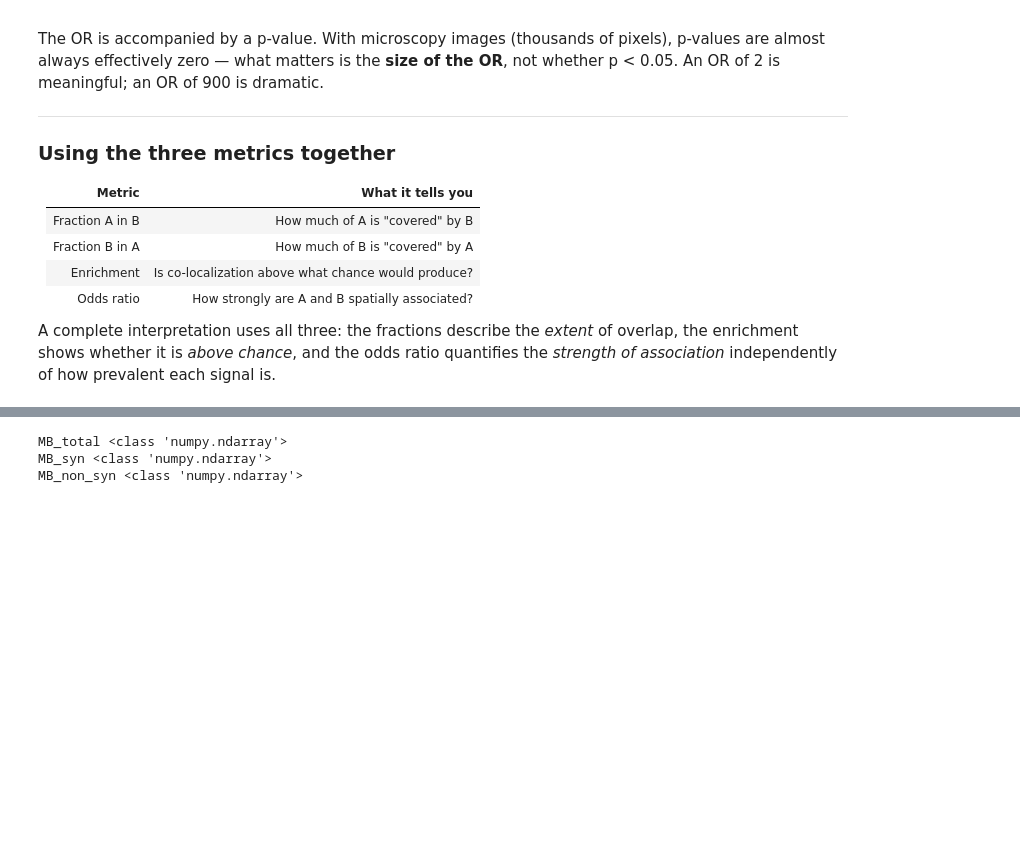
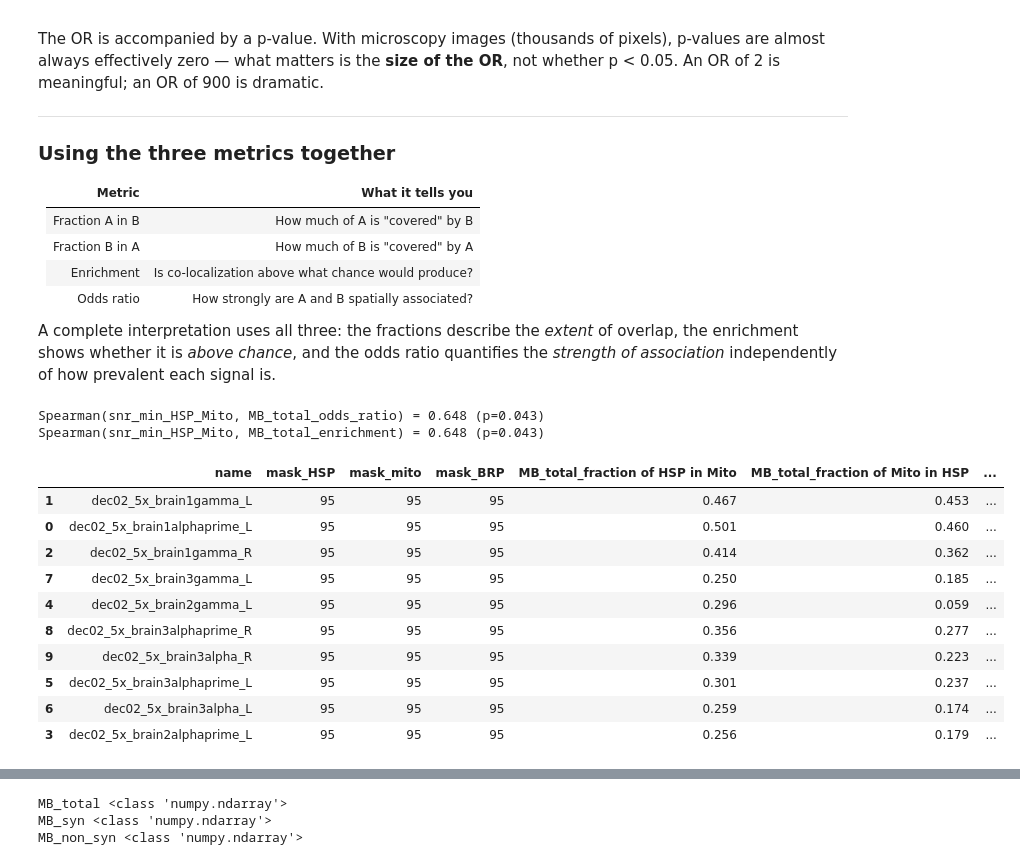
Before and after one commit to gmalagonv/confocal, a Jupyter notebook: analysis_notebooks/26_06_05_gerardo_all.ipynb, the cells around one changed output, grey strips where cells are left out. Cells and saved outputs as stored; diff of their text form; code cells hidden in the pictures; blank space fills up the shorter version.

```diff
--- a/analysis_notebooks/26_06_05_gerardo_all.ipynb
+++ b/analysis_notebooks/26_06_05_gerardo_all.ipynb
@@ -237,7 +234,7 @@ Applying pinhole factor 0.763 to PSF σ values: σ_xy 3.81 px → 2.90 px, σ_z
 series_list = list(range(len(info.keys())))
 # series_list = [9]
 # selected_series = series_list[0]
-results = thresholding(date, user, series_list, [2], channel_struct =2, do_plot = True )
+results = thresholding(date, user, series_list, [2], channel_struct =2, do_plot = False )
 # %% [output]
 [0, 1, 2, 3, 4, 5, 6, 7, 8, 9]
 /Users/gerard/data/confocal/2026_06_05_Carmina/Project.lif
@@ -327,4 +283,4 @@ with open(path_results, 'wb') as f:
 path_results = home + date + '_' + user + '/results.pkl' #'/media/data/connectome/KC/some_results/lists_results.pkl'
 #name_lists_results ='/media/data/connectome/KC/some_results/lists_results.pkl'
 with open(path_results, 'rb') as f:
-    loaded_data = pickle.load(f)
+    results = pickle.load(f)
@@ -430,9 +388,9 @@ for series in series_list:
 
     deconv_iter = 2
 
-    chA_thrsh_al = '98'# ch1,HSP
-    chB_thrsh_al = '98'# ch2,Mito
-    brp_thrsh_al = '98' # ch0,BRP
+    chA_thrsh_al = '95'# ch1,HSP
+    chB_thrsh_al = '95'# ch2,Mito
+    brp_thrsh_al = '95' # ch0,BRP
 
     table_results['name'].append(list(info.keys())[series])
     table_results['mask_HSP'].append(chA_thrsh_al)
@@ -532,6 +490,68 @@ for series in series_list:
             #print('******************************')
 
 #print(table_results.keys())
+path_csv = home + date + '_' + user + '/coloc_results.csv' #'/media/data/connectome/KC/some_results/lists_results.pkl'
+
 df = pd.DataFrame(table_results)
 #print(df.to_csv(index=False))
-df.to_csv('data_2.csv', index=False)
+df.to_csv(path_csv, index=False)
+# %%
+from scipy.stats import spearmanr
+
+def snr_proxy(stack, p95_thresh=None):
+    """(p95 - median) / std of background (voxels <= median).
+
+    Proxy for how far the fixed-percentile mask threshold sits above the
+    background noise floor, in background-sigma units. Low values mean the
+    '95th percentile' mask is not distinguishable from the tail of the
+    background noise distribution.
+    """
+    stack = np.asarray(stack)
+    median = np.median(stack)
+    if p95_thresh is None:
+        p95_thresh = np.percentile(stack, 95)
+    bg = stack[stack <= median]
+    std_bg = bg.std()
+    return round((p95_thresh - median) / std_bg, 3)
+
+
+snr_rows = []
+for series in series_list:
+    name = list(info.keys())[series]
+    row = {'name': name}
+    for c_str, c_name in channels.items():
+        entry = results['s_' + str(series)]['c_' + c_str][deconv_str_mask]
+        row[f'snr_{c_name}'] = snr_proxy(entry['stack'], entry['95']['threshold'])
+    snr_rows.append(row)
+
+df_snr = pd.DataFrame(snr_rows)
+
+df = pd.read_csv(path_csv)
+df = df.merge(df_snr, on='name')
+
+for c in comparisons:
+    chA_name = channels[str(c[0])]
+    chB_name = channels[str(c[1])]
+    snr_col = f'snr_min_{chA_name}_{chB_name}'
+    df[snr_col] = df[[f'snr_{chA_name}', f'snr_{chB_name}']].min(axis=1)
+
+    for metric in ['MB_total_odds_ratio', 'MB_total_enrichment']:
+        r, p = spearmanr(df[snr_col], df[metric])
+        print(f'Spearman({snr_col}, {metric}) = {r:.3f} (p={p:.3f})')
+
+df.to_csv(path_csv, index=False)
+df.sort_values(list(df.filter(like='snr_min').columns)[0], ascending=False)
+# %% [output]
+Spearman(snr_min_HSP_Mito, MB_total_odds_ratio) = 0.648 (p=0.043)
+Spearman(snr_min_HSP_Mito, MB_total_enrichment) = 0.648 (p=0.043)
+|  | name | mask_HSP | mask_mito | mask_BRP | MB_total_fraction of HSP in Mito | MB_total_fraction of Mito in HSP | ... |
+| 1 | dec02_5x_brain1gamma_L | 95 | 95 | 95 | 0.467 | 0.453 | ... |
+| 0 | dec02_5x_brain1alphaprime_L | 95 | 95 | 95 | 0.501 | 0.460 | ... |
+| 2 | dec02_5x_brain1gamma_R | 95 | 95 | 95 | 0.414 | 0.362 | ... |
+| 7 | dec02_5x_brain3gamma_L | 95 | 95 | 95 | 0.250 | 0.185 | ... |
+| 4 | dec02_5x_brain2gamma_L | 95 | 95 | 95 | 0.296 | 0.059 | ... |
+| 8 | dec02_5x_brain3alphaprime_R | 95 | 95 | 95 | 0.356 | 0.277 | ... |
+| 9 | dec02_5x_brain3alpha_R | 95 | 95 | 95 | 0.339 | 0.223 | ... |
+| 5 | dec02_5x_brain3alphaprime_L | 95 | 95 | 95 | 0.301 | 0.237 | ... |
+| 6 | dec02_5x_brain3alpha_L | 95 | 95 | 95 | 0.259 | 0.174 | ... |
+| 3 | dec02_5x_brain2alphaprime_L | 95 | 95 | 95 | 0.256 | 0.179 | ... |
```
Also changed, not shown: parts of 7 cells of this notebook, 3 other files.
